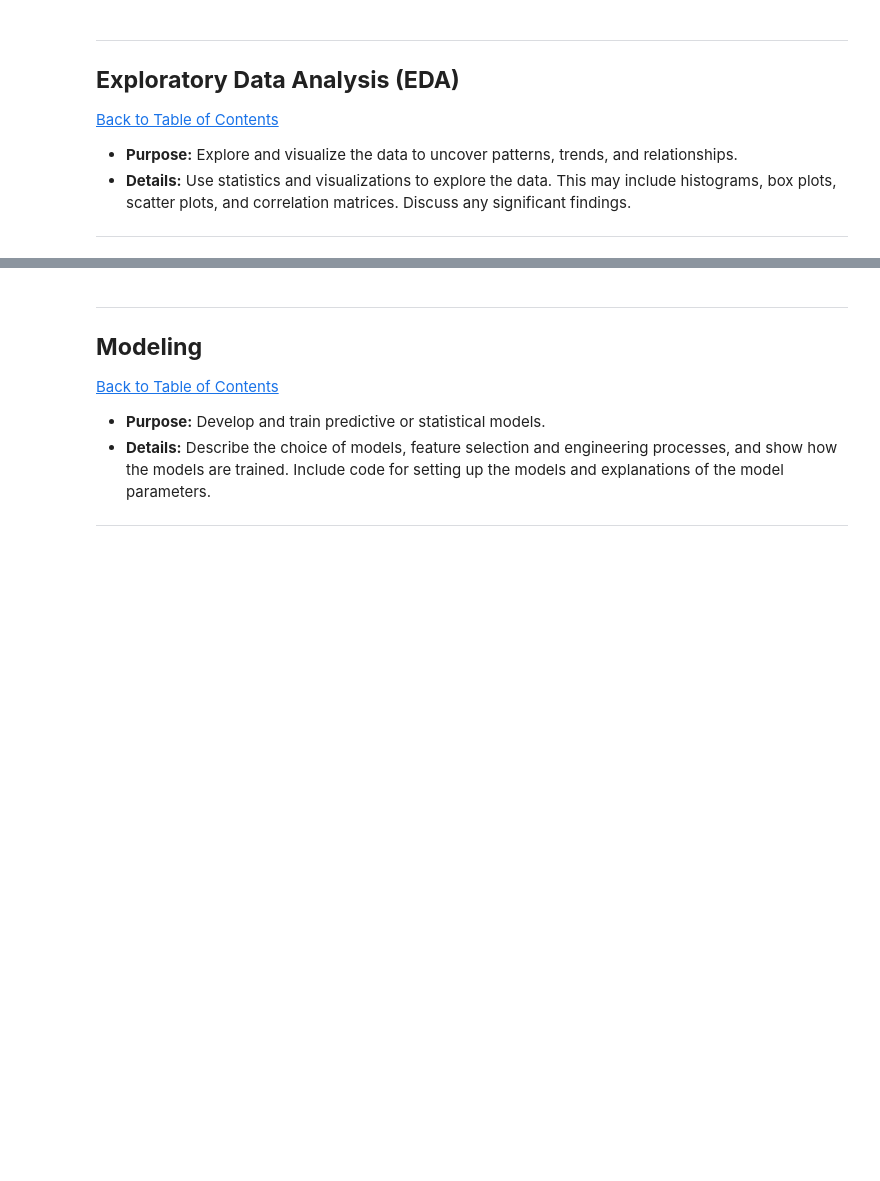
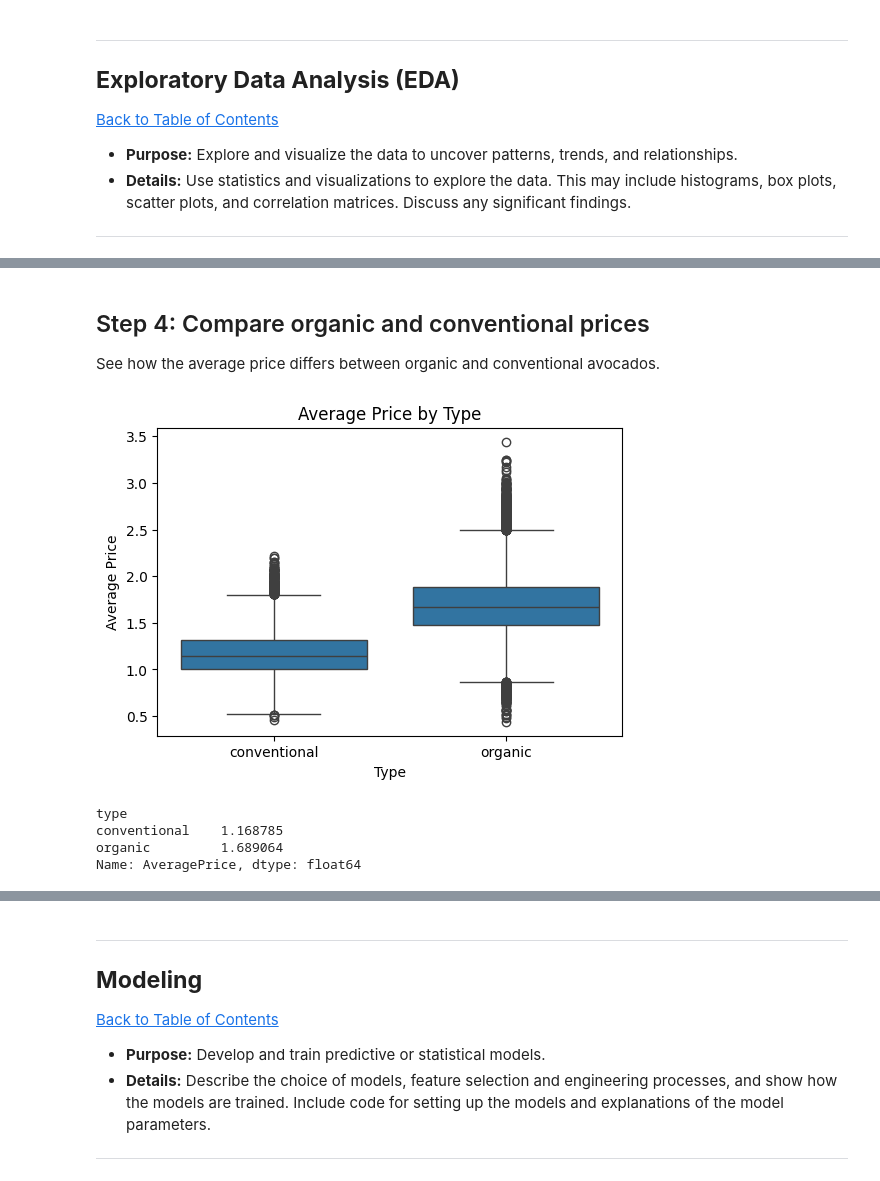
Before and after one commit to Maponya994/avocado-capstone-Maponya, a Jupyter notebook: QCTO---Workplace-Module-Notebook-Template-4571.ipynb, the cells around one changed output, grey strips where cells are left out. Saved outputs shown, nothing was run; the diff lists cells and outputs as text; code cells hidden in the pictures; blank space fills up the shorter version.

Commit message:
final notebokk fully completed
Updated final avocado notebook with completed EDA and model results

```diff
--- a/QCTO---Workplace-Module-Notebook-Template-4571.ipynb
+++ b/QCTO---Workplace-Module-Notebook-Template-4571.ipynb
@@ -389,0 +485,24 @@ df_clean.to_csv("avocado_clean.csv", index=False)
+# %% [markdown]
+## Step 4: Compare organic and conventional prices
+
+See how the average price differs between organic and conventional avocados.
+# %%
+import seaborn as sns
+import matplotlib.pyplot as plt
+
+# Compare price by type
+plt.figure(figsize=(6,4))
+sns.boxplot(x="type", y="AveragePrice", data=df_clean)
+plt.title("Average Price by Type")
+plt.xlabel("Type")
+plt.ylabel("Average Price")
+plt.show()
+
+# Average prices by type
+print(df_clean.groupby("type")["AveragePrice"].mean())
+# %% [output]
+[figure, added]
+type
+conventional    1.168785
+organic         1.689064
+Name: AveragePrice, dtype: float64
```
Also changed, not shown: parts of 34 cells of this notebook.
